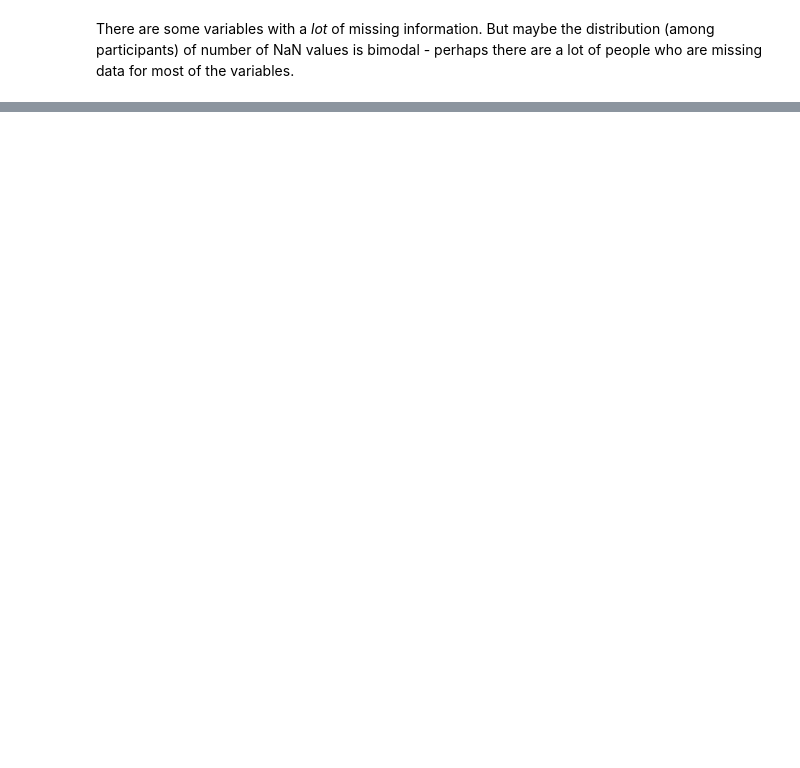
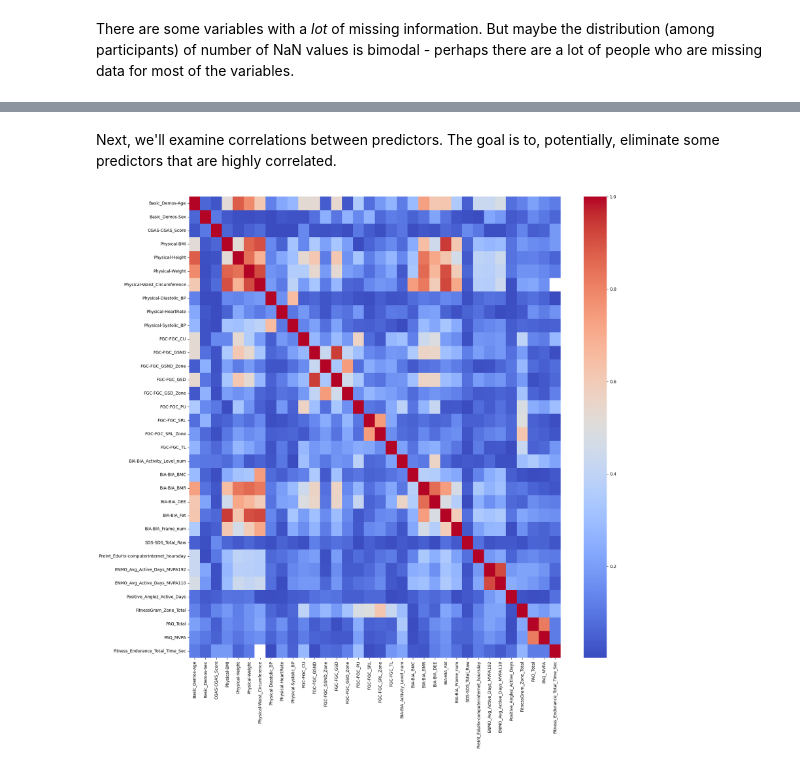
Before and after one commit to aarondweinberg/CMI_problematic_internet_use, a Jupyter notebook: EDA_AW.ipynb, the cells around one changed output, grey strips where cells are left out. Cells and saved outputs as stored; diff of their text form; code cells hidden in the pictures; blank space fills up the shorter version.

```diff
--- a/EDA_AW.ipynb
+++ b/EDA_AW.ipynb
@@ -298,0 +269,18 @@ for feature in train_cleaned.columns:
+# %%
+# Remove variables from train_cleaned that end with _nullcount
+train_cleaned = train_cleaned.loc[:,~train_cleaned.columns.str.endswith('_nullcount')]
+
+# Remove the NaN_Count variable from train_cleaned
+train_cleaned = train_cleaned.drop('NaN_count', axis=1)
+# %% [markdown]
+Next, we'll examine correlations between predictors. The goal is to, potentially, eliminate some predictors that are highly correlated.
+# %%
+# Compute absolute value of correlation between variables in numeric_features
+correlation_matrix = train_cleaned[numeric_features].corr().abs()
+# %%
+# Create a 20x20 heatmap of correlation_matrix
+plt.figure(figsize=(20,20))
+sns.heatmap(correlation_matrix, annot=False, cmap='coolwarm')
+plt.show()
+# %% [output]
+[figure, added]
```
Also changed, not shown: parts of 32 cells of this notebook, 1 other file.
